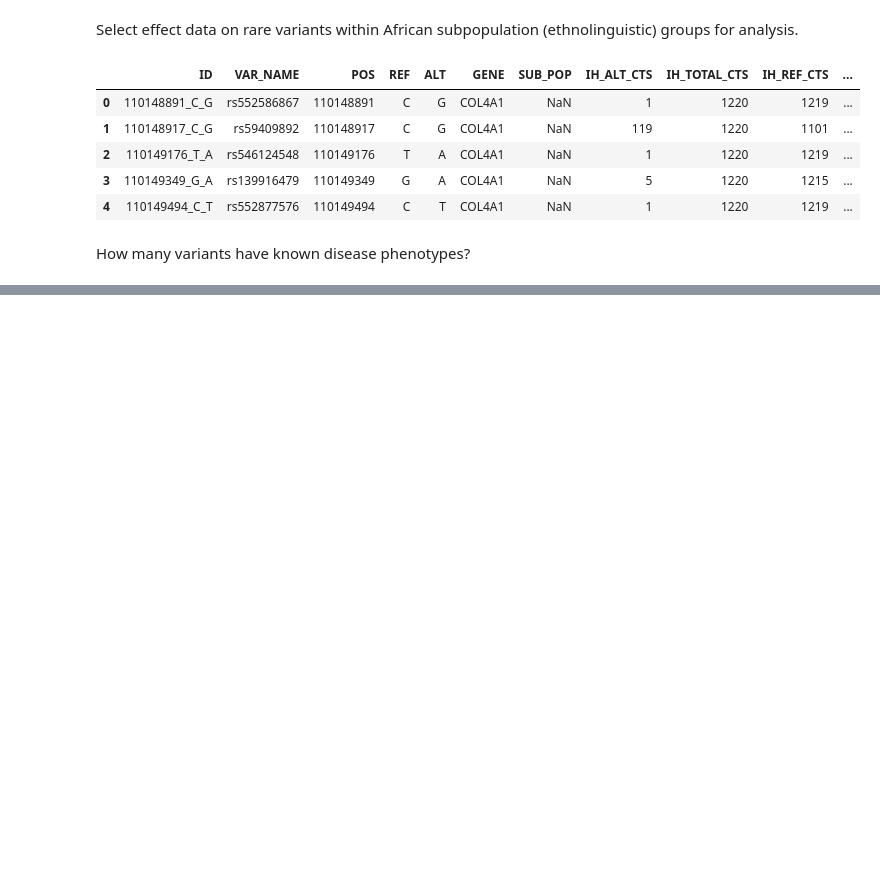
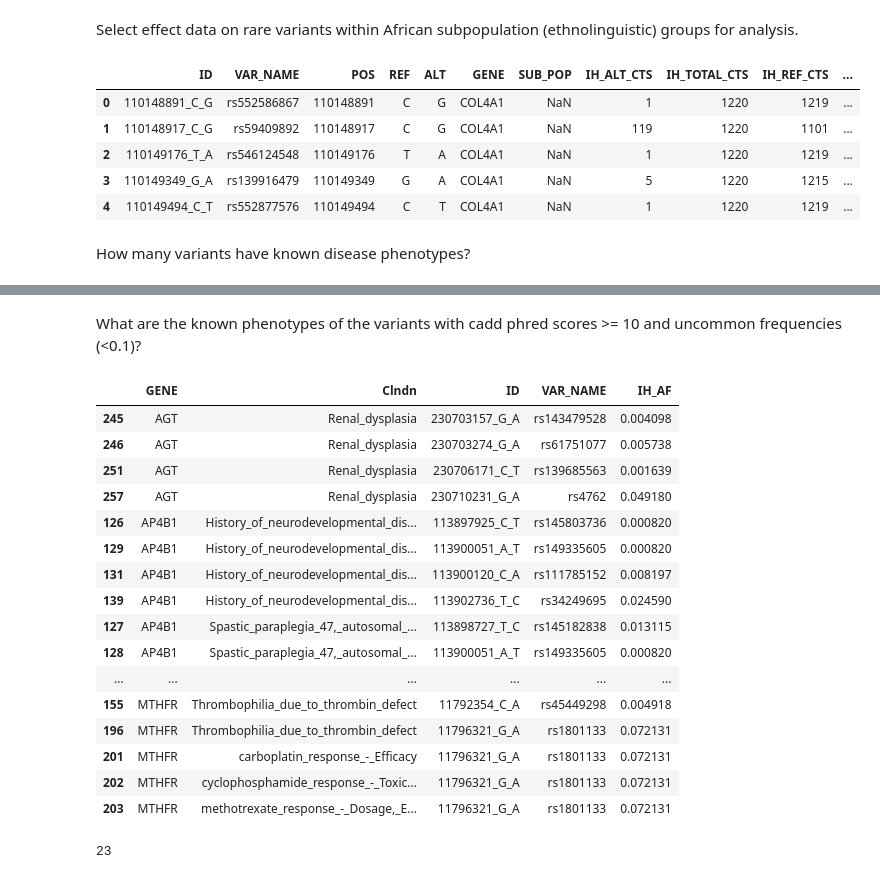
Before and after one commit to MeganHolborn/Genetic_data_analysis, a Jupyter notebook: Notebooks/Analysis_and_Visualisation/6-Variant_disease_phenotypes.ipynb, the cells around one changed output, grey strips where cells are left out. Drawn from its saved outputs; the diff is of its cells as text; code cells hidden in the pictures; blank space fills up the shorter version.

```diff
--- a/Notebooks/Analysis_and_Visualisation/6-Variant_disease_phenotypes.ipynb
+++ b/Notebooks/Analysis_and_Visualisation/6-Variant_disease_phenotypes.ipynb
@@ -151,0 +289,31 @@ Do the variants with known disease phenotypes have predicted deleteriousness (CA
+# %% [markdown]
+What are the known phenotypes of the variants with cadd phred scores >= 10 and uncommon frequencies (<0.1)?
+# %%
+# Display common variants, and their associated clinical disease phenotype
+
+uncommon_deleterious_variants_with_known_phenotype = deleterious_variants_with_known_phenotype[deleterious_variants_with_known_phenotype.IH_AF < 0.1][['GENE','Clndn','ID','VAR_NAME','IH_AF','CADD_PHRED_SCORE']].sort_values(by=['GENE','Clndn','ID'], ascending=True)
+uncommon_deleterious_variants_with_known_phenotype
+# %% [output]
+|  | GENE | Clndn | ID | VAR_NAME | IH_AF |
+| 245 | AGT | Renal_dysplasia | 230703157_G_A | rs143479528 | 0.004098 |
+| 246 | AGT | Renal_dysplasia | 230703274_G_A | rs61751077 | 0.005738 |
+| 251 | AGT | Renal_dysplasia | 230706171_C_T | rs139685563 | 0.001639 |
+| 257 | AGT | Renal_dysplasia | 230710231_G_A | rs4762 | 0.049180 |
+| 126 | AP4B1 | History_of_neurodevelopmental_dis... | 113897925_C_T | rs145803736 | 0.000820 |
+| 129 | AP4B1 | History_of_neurodevelopmental_dis... | 113900051_A_T | rs149335605 | 0.000820 |
+| 131 | AP4B1 | History_of_neurodevelopmental_dis... | 113900120_C_A | rs111785152 | 0.008197 |
+| 139 | AP4B1 | History_of_neurodevelopmental_dis... | 113902736_T_C | rs34249695 | 0.024590 |
+| 127 | AP4B1 | Spastic_paraplegia_47,_autosomal_... | 113898727_T_C | rs145182838 | 0.013115 |
+| 128 | AP4B1 | Spastic_paraplegia_47,_autosomal_... | 113900051_A_T | rs149335605 | 0.000820 |
+| ... | ... | ... | ... | ... | ... |
+| 155 | MTHFR | Thrombophilia_due_to_thrombin_defect | 11792354_C_A | rs45449298 | 0.004918 |
+| 196 | MTHFR | Thrombophilia_due_to_thrombin_defect | 11796321_G_A | rs1801133 | 0.072131 |
+| 201 | MTHFR | carboplatin_response_-_Efficacy | 11796321_G_A | rs1801133 | 0.072131 |
+| 202 | MTHFR | cyclophosphamide_response_-_Toxic... | 11796321_G_A | rs1801133 | 0.072131 |
+| 203 | MTHFR | methotrexate_response_-_Dosage,_E... | 11796321_G_A | rs1801133 | 0.072131 |
+# %%
+# Count the number of variants with known phenotypes, CADD >=10 and that are uncommon
+
+uncommon_deleterious_variants_with_known_phenotype.ID.nunique()
+# %% [output]
+23
```
Also changed, not shown: parts of 18 cells of this notebook.
